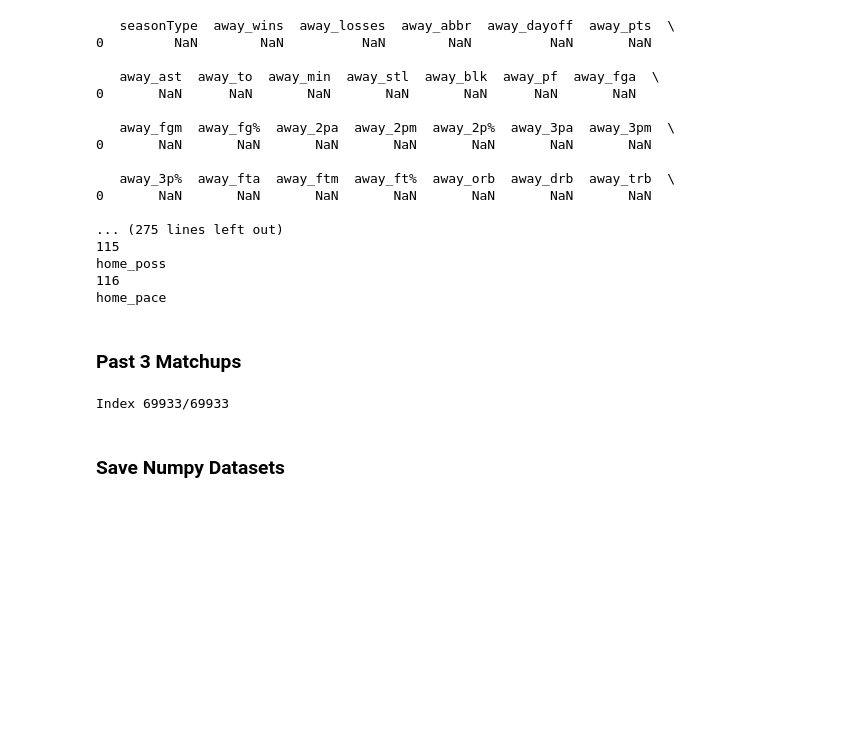
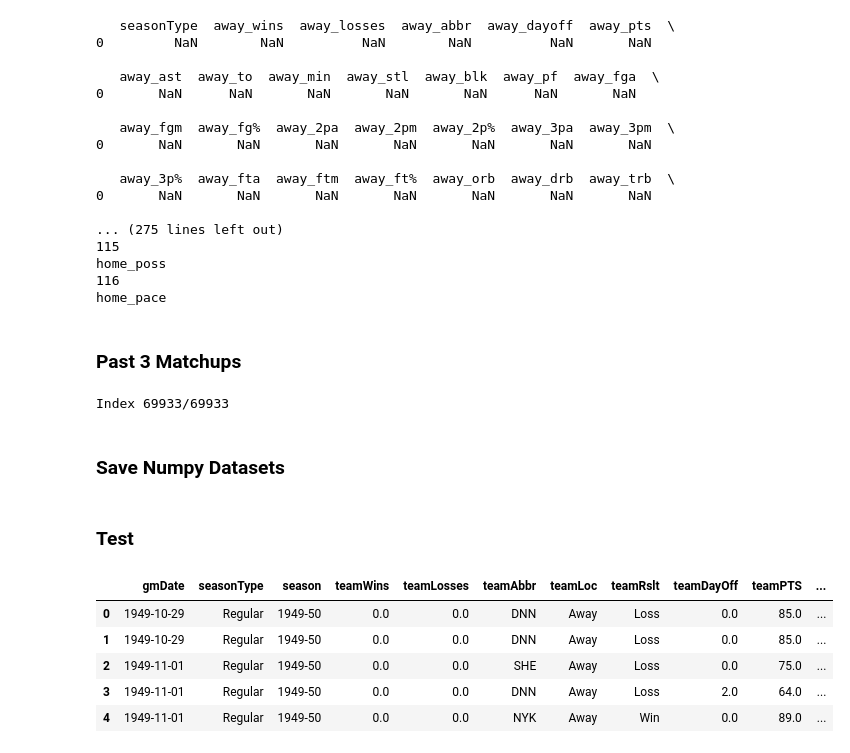
Before and after one commit to mdunat/nba_prediction, a Jupyter notebook: dataset.ipynb, the cells around one changed output. Saved outputs shown, nothing was run; the diff lists cells and outputs as text; code cells hidden in the pictures; blank space fills up the shorter version.

```diff
--- a/dataset.ipynb
+++ b/dataset.ipynb
@@ -298,3 +298,15 @@ np.save("data/data_np/last10_labels.npy", labels_test)
 np.save("data/data_np/matchups_last3_X.npy", last_matchups_test)
 
 np.save("data/data_np/seasonal_stats.npy", seasonal_games_test)
+# %% [markdown]
+### Test
+# %%
+test = pd.read_csv('data/game2.csv', on_bad_lines='skip')
+test.head()
+# %% [output]
+|  | gmDate | seasonType | season | teamWins | teamLosses | teamAbbr | teamLoc | teamRslt | teamDayOff | teamPTS | ... |
+| 0 | 1949-10-29 | Regular | 1949-50 | 0.0 | 0.0 | DNN | Away | Loss | 0.0 | 85.0 | ... |
+| 1 | 1949-10-29 | Regular | 1949-50 | 0.0 | 0.0 | DNN | Away | Loss | 0.0 | 85.0 | ... |
+| 2 | 1949-11-01 | Regular | 1949-50 | 0.0 | 0.0 | SHE | Away | Loss | 0.0 | 75.0 | ... |
+| 3 | 1949-11-01 | Regular | 1949-50 | 0.0 | 0.0 | DNN | Away | Loss | 2.0 | 64.0 | ... |
+| 4 | 1949-11-01 | Regular | 1949-50 | 0.0 | 0.0 | NYK | Away | Win | 0.0 | 89.0 | ... |
```
Also changed, not shown: parts of 1 cell of this notebook, 3 other files.
